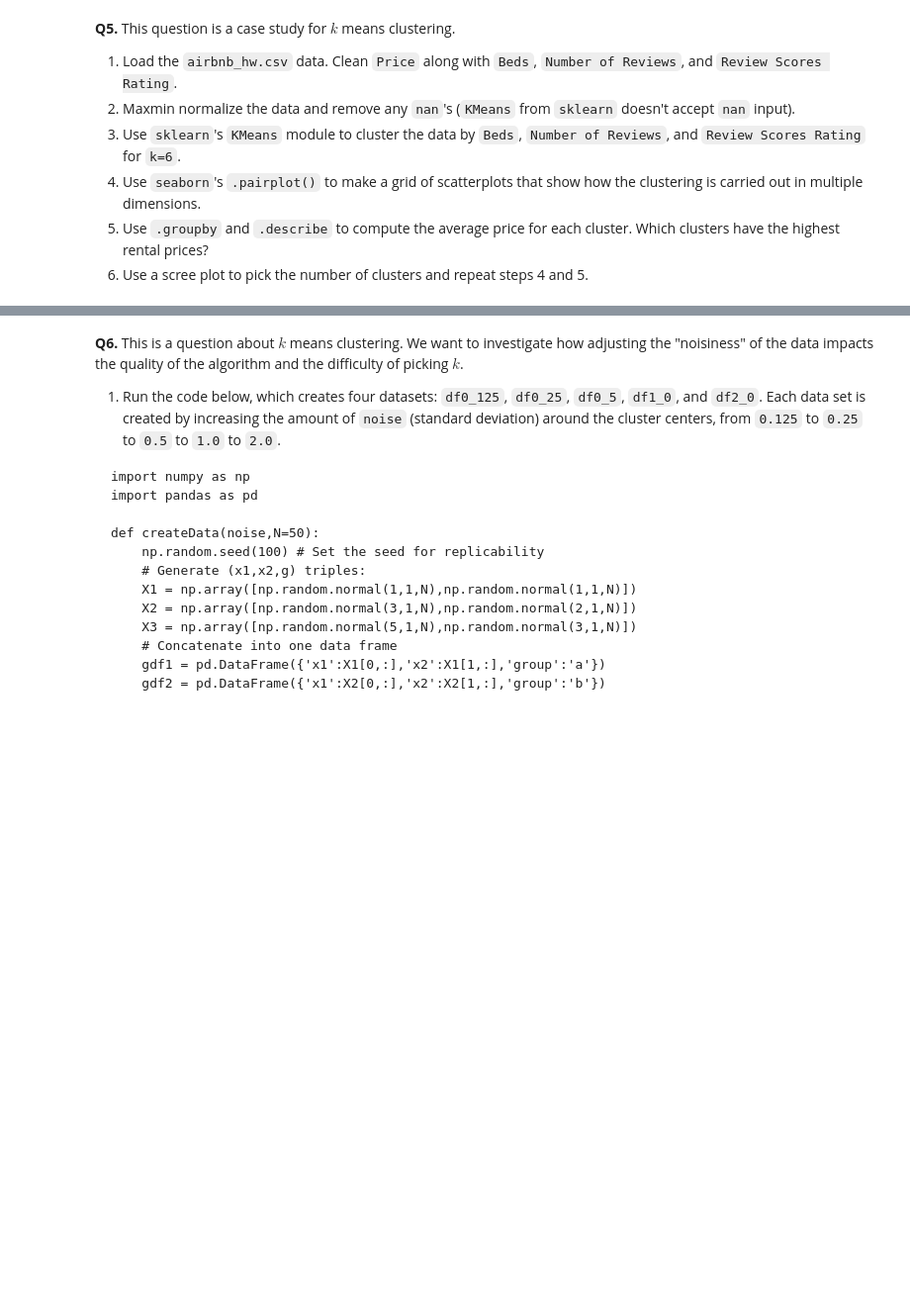
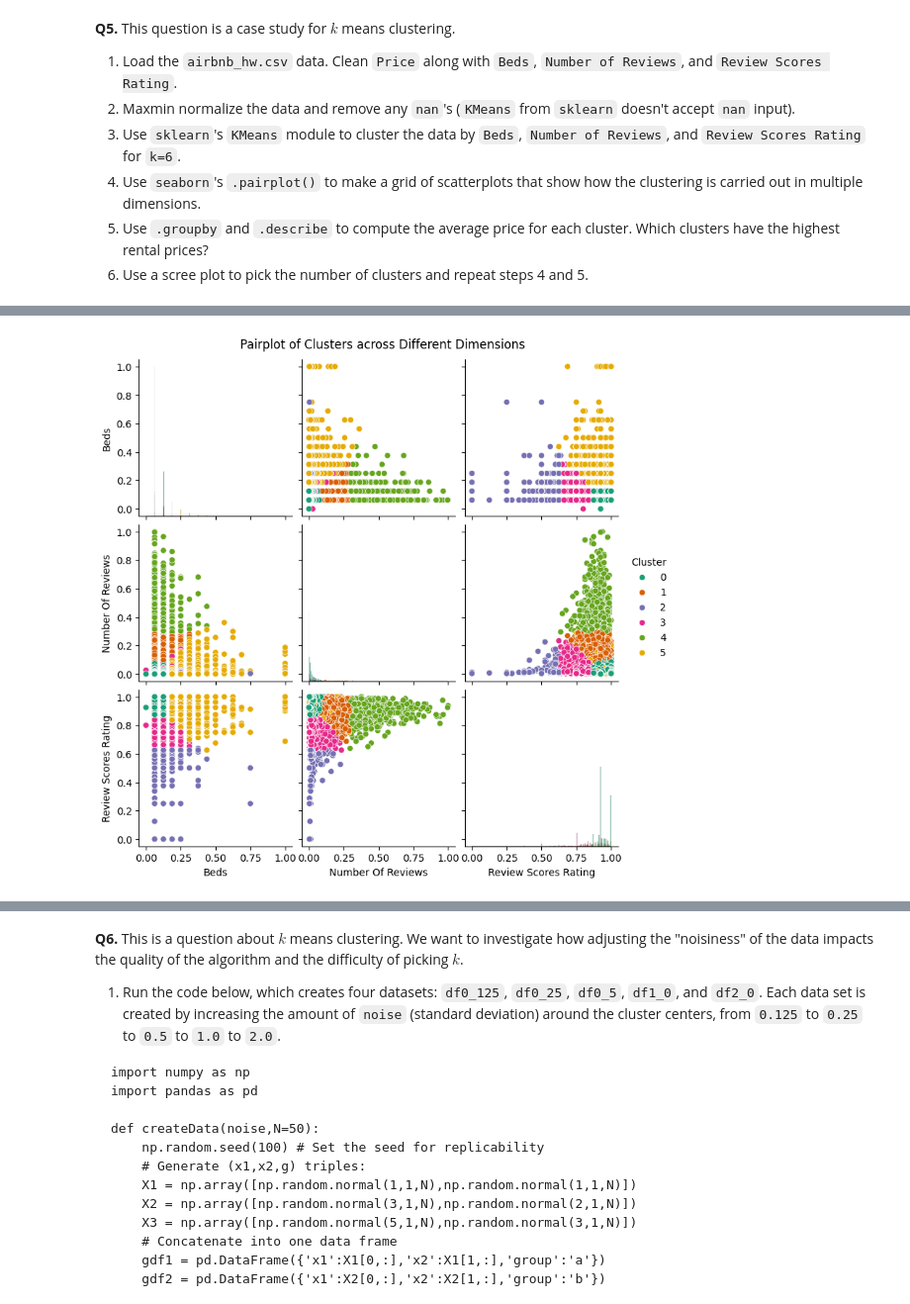
Before and after one commit to TI-Allard/ds3001-assignment3, a Jupyter notebook: assignment_knn_and_kmc.ipynb, the cells around one changed output, grey strips where cells are left out. Shown at 99% size. Cells and saved outputs as stored; diff of their text form; code cells hidden in the pictures; blank space fills up the shorter version.

```diff
--- a/assignment_knn_and_kmc.ipynb
+++ b/assignment_knn_and_kmc.ipynb
@@ -166,3 +404,8 @@ OK, those are the data: Labels attached to handwritten digits encoded as a matri
 4. Use `seaborn`'s `.pairplot()` to make a grid of scatterplots that show how the clustering is carried out in multiple dimensions.
 5. Use `.groupby` and `.describe` to compute the average price for each cluster. Which clusters have the highest rental prices?
 6. Use a scree plot to pick the number of clusters and repeat steps 4 and 5.
+# %%
+# 1
+
+airbnb_df = pd.read_csv('./data/airbnb_hw.csv')
+airbnb_df.head()
@@ -168,0 +439,16 @@ OK, those are the data: Labels attached to handwritten digits encoded as a matri
+# %%
+# 2
+
+# maxmin normalization
+columns_to_normalize = ['Beds', 'Number Of Reviews', 'Review Scores Rating']
+
+# calculate min and max for the columns
+min_values = airbnb_df[columns_to_normalize].min()
+max_values = airbnb_df[columns_to_normalize].max()
+
+# apply normalization
+airbnb_data_normalized = airbnb_df.copy()
+airbnb_data_normalized[columns_to_normalize] = (airbnb_df[columns_to_normalize] - min_values) / (max_values - min_values)
+
+# check the normalization
+airbnb_data_normalized[columns_to_normalize].head(), airbnb_data_normalized[columns_to_normalize].describe()
@@ -168,0 +471,15 @@ OK, those are the data: Labels attached to handwritten digits encoded as a matri
+# %%
+# 3
+
+from sklearn.cluster import KMeans
+
+# selecting the features for clustering
+features = ['Beds', 'Number Of Reviews', 'Review Scores Rating']
+X = airbnb_data_normalized[features]
+
+# applying KMeans clustering
+kmeans = KMeans(n_clusters=6, random_state=42)
+airbnb_data_normalized['Cluster'] = kmeans.fit_predict(X)
+
+# checking the clustering result
+airbnb_data_normalized[['Cluster'] + features].head(), airbnb_data_normalized['Cluster'].value_counts()
@@ -168,0 +500,10 @@ OK, those are the data: Labels attached to handwritten digits encoded as a matri
+# %%
+# 4
+import seaborn as sns
+
+# visualizing the clusters
+plot = sns.pairplot(data=airbnb_data_normalized, vars=features, hue='Cluster', palette='Dark2', diag_kind='hist')
+plt.suptitle("Pairplot of Clusters across Different Dimensions", y=1.02)
+plt.show()
+# %% [output]
+[figure, added]
```
Also changed, not shown: parts of 20 cells of this notebook.
